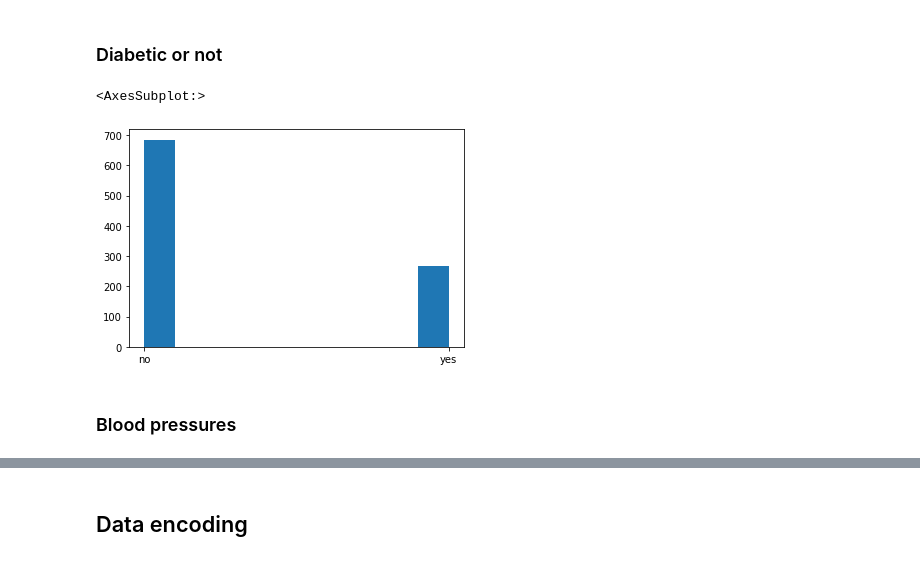
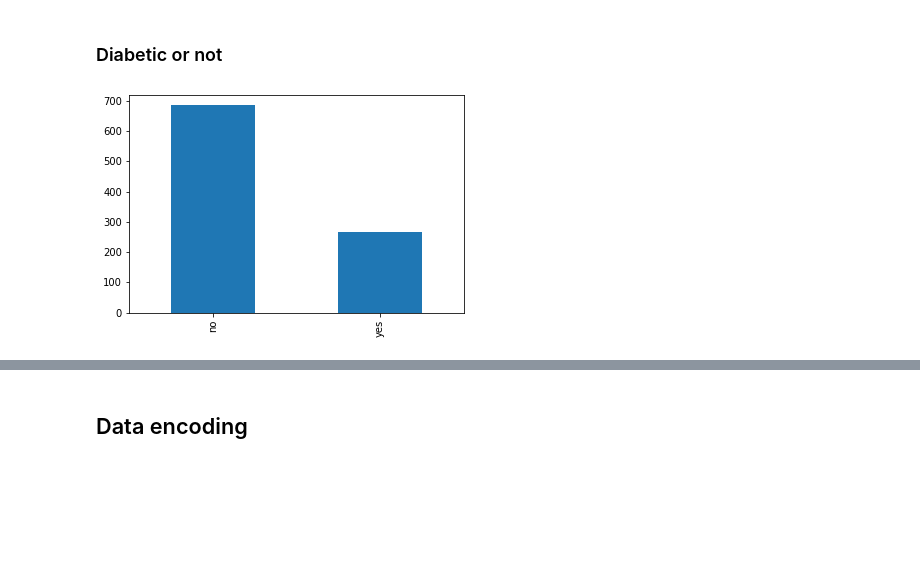
Before and after one commit to pfaron/psi-projekt, a Jupyter notebook: Diabetes Dataset 2019 project.ipynb, the cells around one changed output, grey strips where cells are left out. Cells and saved outputs as stored; diff of their text form; code cells hidden in the pictures; blank space fills up the shorter version.

```diff
--- a/Diabetes Dataset 2019 project.ipynb
+++ b/Diabetes Dataset 2019 project.ipynb
@@ -275,9 +328,7 @@ Number of nulls:  0
 # %% [markdown]
 ### Diabetic or not
 # %%
-data['Diabetic'].hist(grid=False)
+data['Diabetic'].value_counts().plot(kind='bar')
+plt.show()
 # %% [output]
-<AxesSubplot:>
-[figure, old version]
+[figure, new version]
-# %% [markdown]
-### Blood pressures
```
Also changed, not shown: parts of 6 cells of this notebook.
